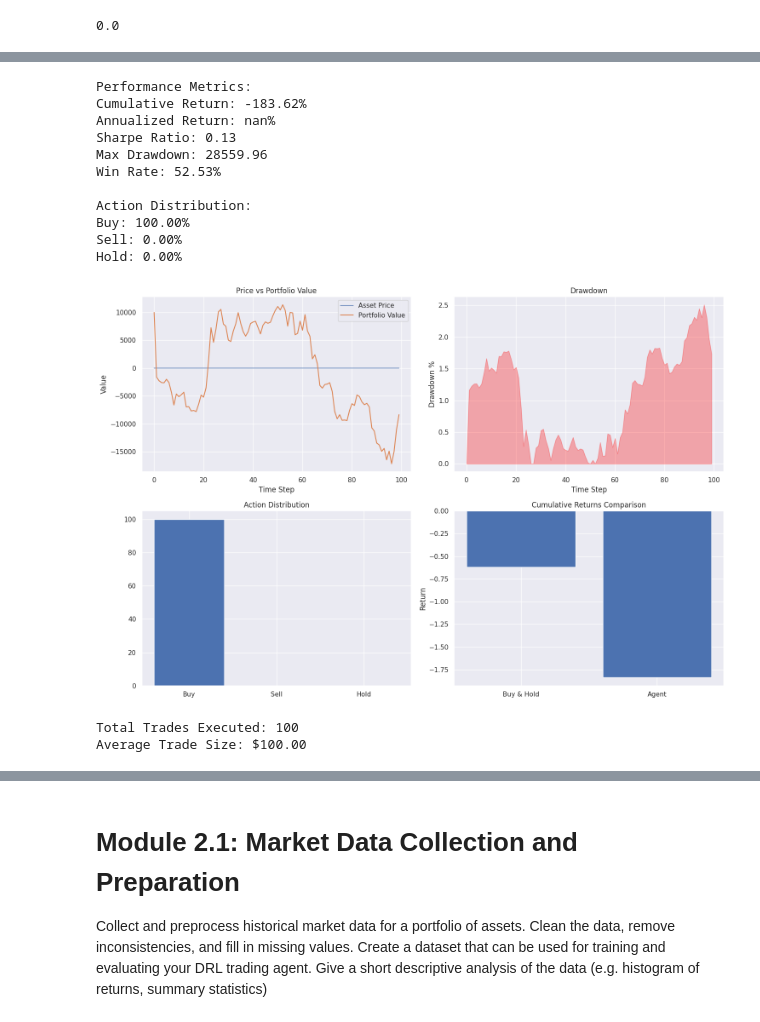
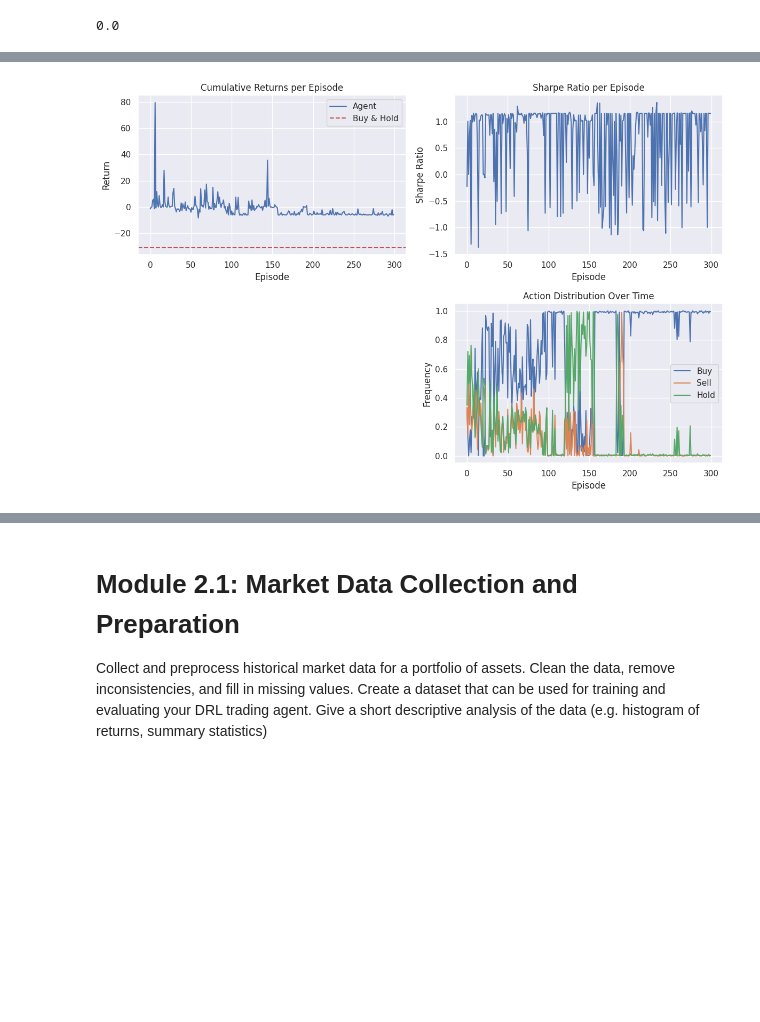
Before and after one commit to wrecka98/RL-Finance-Trading-Algo, a Jupyter notebook: trading-bot-Shell.ipynb, the cells around one changed output, grey strips where cells are left out. Drawn from its saved outputs; the diff is of its cells as text; code cells hidden in the pictures; blank space fills up the shorter version.

```diff
--- a/trading-bot-Shell.ipynb
+++ b/trading-bot-Shell.ipynb
@@ -701,41 +579,38 @@ def plot_performance(test_states, portfolio_values, actions_taken):
-# %%
-
-
-# 1. Run evaluation
-portfolio_values, actions_taken, metrics, trades = evaluate_agent(agent, test_data)
-
-# 2. Print metrics
-print("\nPerformance Metrics:")
-print(f"Cumulative Return: {metrics['cumulative_return']:.2%}")
-print(f"Annualized Return: {metrics['annualized_return']:.2%}")
-print(f"Sharpe Ratio: {metrics['sharpe_ratio']:.2f}")
-print(f"Max Drawdown: {metrics['max_drawdown']:.2f}")
-print(f"Win Rate: {metrics['win_rate']:.2%}")
-print("\nAction Distribution:")
-print(f"Buy: {metrics['action_distribution']['buy']:.2%}")
-print(f"Sell: {metrics['action_distribution']['sell']:.2%}")
-print(f"Hold: {metrics['action_distribution']['hold']:.2%}")
-
-# 3. Plot results
-plot_performance(test_data, portfolio_values, actions_taken)
-
-# 4. Optional: Analyze individual trades
-print(f"\nTotal Trades Executed: {len(trades)}")
-if trades:
-    avg_trade_size = np.mean([t['value'] for t in trades])
-    print(f"Average Trade Size: ${avg_trade_size:.2f}")
-# %% [output]
-Performance Metrics:
-Cumulative Return: -183.62%
-Annualized Return: nan%
-Sharpe Ratio: 0.13
-Max Drawdown: 28559.96
-Win Rate: 52.53%
-
-Action Distribution:
-Buy: 100.00%
-Sell: 0.00%
-Hold: 0.00%
-[figure, removed]
-Total Trades Executed: 100
-Average Trade Size: $100.00
+# %%
+plt.figure(figsize=(12, 8))
+
+# # Cumulative Returns
+plt.subplot(2, 2, 1)
+plt.plot(episode_metrics['cumulative_return'], label='Agent')
+plt.axhline(y=buy_and_hold_return, color='r', linestyle='--', label='Buy & Hold')
+plt.title('Cumulative Returns per Episode')
+plt.xlabel('Episode')
+plt.ylabel('Return')
+plt.legend()
+
+# Sharpe Ratio
+plt.subplot(2, 2, 2)
+plt.plot(episode_metrics['sharpe'])
+plt.title('Sharpe Ratio per Episode')
+plt.xlabel('Episode')
+plt.ylabel('Sharpe Ratio')
+
+
+# Action Distribution
+plt.subplot(2, 2, 4)
+action_counts = np.zeros((len(episode_metrics['action_distribution']), action_dim))
+for i, dist in enumerate(episode_metrics['action_distribution']):
+    for act, count in dist.items():
+        action_counts[i, act] = count
+for act in range(action_dim):
+    plt.plot(action_counts[:, act], label=actions[act])
+plt.title('Action Distribution Over Time')
+plt.xlabel('Episode')
+plt.ylabel('Frequency')
+plt.legend()
+
+
+plt.tight_layout()
+plt.show()
+# %% [output]
+[figure, added]
```
Also changed, not shown: parts of 13 cells of this notebook.
